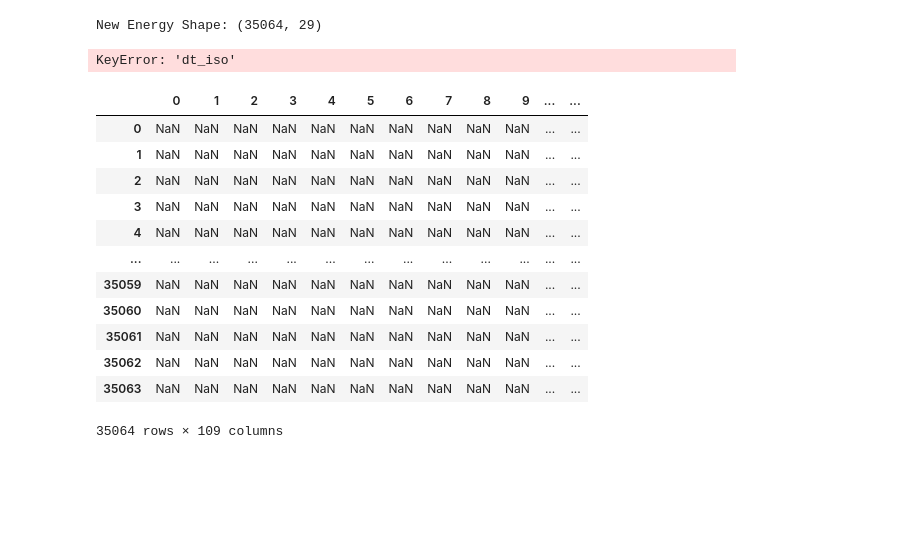
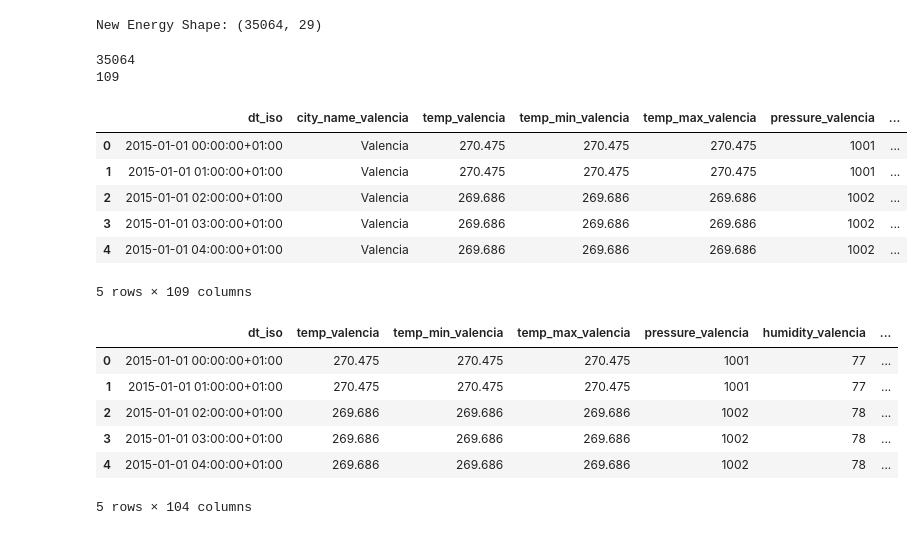
Before and after one commit to mkatiatran/Predicting-Energy-Cost-in-Spain, a Jupyter notebook: Final_Project.ipynb, the cells around one changed output. Cells and saved outputs as stored; diff of their text form; code cells hidden in the pictures; blank space fills up the shorter version.

```diff
--- a/Final_Project.ipynb
+++ b/Final_Project.ipynb
@@ -233,40 +233,52 @@ New Energy Shape: (35064, 29)
 # %%
 # List of new weather dataframes that we shrunk
 merging_dataframes = [new_energy_df, w_valencia_df, w_barcelona_df, w_bilbao_df, w_madrid_df, w_seville_df]
 
+# Rename all dataframes so that each col has city in feature name
+w_valencia_df.columns = [col + "_valencia" if col != 'dt_iso' else col for col in w_valencia_df.columns]
+w_barcelona_df.columns = [col + "_barcelona" if col != 'dt_iso' else col for col in w_barcelona_df.columns]
+w_seville_df.columns = [col + "_seville" if col != 'dt_iso' else col for col in w_seville_df.columns]
+w_bilbao_df.columns = [col + "_bilbao" if col != 'dt_iso' else col for col in w_bilbao_df.columns]
+w_madrid_df.columns = [col + "_madrid" if col != 'dt_iso' else col for col in w_madrid_df.columns]
 
-merged_df = pd.concat(merging_dataframes, axis=1)
-
-w_valencia_df.columns = [col + "valencia" for col in w_valencia_df.columns]
-
-
+# Merge all datasets with each other
 merged_dataset = w_valencia_df.merge(w_barcelona_df, on='dt_iso', how='left')
 merged_dataset = merged_dataset.merge(w_bilbao_df, on='dt_iso', how='left')
 merged_dataset = merged_dataset.merge(w_madrid_df, on='dt_iso', how='left')
 merged_dataset = merged_dataset.merge(w_seville_df, on='dt_iso', how='left')
 
+# Rename energy's time feature to dt_iso
+new_energy_df = new_energy_df.rename(columns={'time': 'dt_iso'})
+
+# Merge energy with all 5 weather dataframes
+merged_dataset = merged_dataset.merge(new_energy_df, on='dt_iso', how='left')
+
 num_rows, num_columns = merged_dataset.shape
 print(num_rows)
 print(num_columns)
+
+merged_dataset.head()
 # %% [output]
-KeyError: 'dt_iso'
+35064
+109
+|  | dt_iso | city_name_valencia | temp_valencia | temp_min_valencia | temp_max_valencia | pressure_valencia | ... |
+| 0 | 2015-01-01 00:00:00+01:00 | Valencia | 270.475 | 270.475 | 270.475 | 1001 | ... |
+| 1 | 2015-01-01 01:00:00+01:00 | Valencia | 270.475 | 270.475 | 270.475 | 1001 | ... |
+| 2 | 2015-01-01 02:00:00+01:00 | Valencia | 269.686 | 269.686 | 269.686 | 1002 | ... |
+| 3 | 2015-01-01 03:00:00+01:00 | Valencia | 269.686 | 269.686 | 269.686 | 1002 | ... |
+| 4 | 2015-01-01 04:00:00+01:00 | Valencia | 269.686 | 269.686 | 269.686 | 1002 | ... |
+5 rows × 109 columns
-# %%
-times_col = intersection_dt
-spanish_cities = ['Valencia', 'Madrid', 'Bilbao', 'Barcelona', 'Seville']
-
-merged_df = pd.DataFrame(columns=range(((17-1) *5) + (29-1) + 1), index=range(35064))
-merged_df
-# %% [output]
-|  | 0 | 1 | 2 | 3 | 4 | 5 | 6 | 7 | 8 | 9 | ... | ... |
-| 0 | NaN | NaN | NaN | NaN | NaN | NaN | NaN | NaN | NaN | NaN | ... | ... |
-| 1 | NaN | NaN | NaN | NaN | NaN | NaN | NaN | NaN | NaN | NaN | ... | ... |
-| 2 | NaN | NaN | NaN | NaN | NaN | NaN | NaN | NaN | NaN | NaN | ... | ... |
-| 3 | NaN | NaN | NaN | NaN | NaN | NaN | NaN | NaN | NaN | NaN | ... | ... |
-| 4 | NaN | NaN | NaN | NaN | NaN | NaN | NaN | NaN | NaN | NaN | ... | ... |
-| ... | ... | ... | ... | ... | ... | ... | ... | ... | ... | ... | ... | ... |
-| 35059 | NaN | NaN | NaN | NaN | NaN | NaN | NaN | NaN | NaN | NaN | ... | ... |
-| 35060 | NaN | NaN | NaN | NaN | NaN | NaN | NaN | NaN | NaN | NaN | ... | ... |
-| 35061 | NaN | NaN | NaN | NaN | NaN | NaN | NaN | NaN | NaN | NaN | ... | ... |
-| 35062 | NaN | NaN | NaN | NaN | NaN | NaN | NaN | NaN | NaN | NaN | ... | ... |
-| 35063 | NaN | NaN | NaN | NaN | NaN | NaN | NaN | NaN | NaN | NaN | ... | ... |
-35064 rows × 109 columns
+# %%
+# Repetitive information since every feature for weather per city has city name in feature name
+columns_to_drop = ['city_name_madrid', 'city_name_bilbao', 'city_name_barcelona', 'city_name_seville', 'city_name_valencia']
+merged_dataset = merged_dataset.drop(columns=columns_to_drop)
+merged_dataset.head()
+# merged_dataset.to_csv('merged_energy_weather.csv', index=False)
+# %% [output]
+|  | dt_iso | temp_valencia | temp_min_valencia | temp_max_valencia | pressure_valencia | humidity_valencia | ... |
+| 0 | 2015-01-01 00:00:00+01:00 | 270.475 | 270.475 | 270.475 | 1001 | 77 | ... |
+| 1 | 2015-01-01 01:00:00+01:00 | 270.475 | 270.475 | 270.475 | 1001 | 77 | ... |
+| 2 | 2015-01-01 02:00:00+01:00 | 269.686 | 269.686 | 269.686 | 1002 | 78 | ... |
+| 3 | 2015-01-01 03:00:00+01:00 | 269.686 | 269.686 | 269.686 | 1002 | 78 | ... |
+| 4 | 2015-01-01 04:00:00+01:00 | 269.686 | 269.686 | 269.686 | 1002 | 78 | ... |
+5 rows × 104 columns
```
Also changed, not shown: 1 other file.
